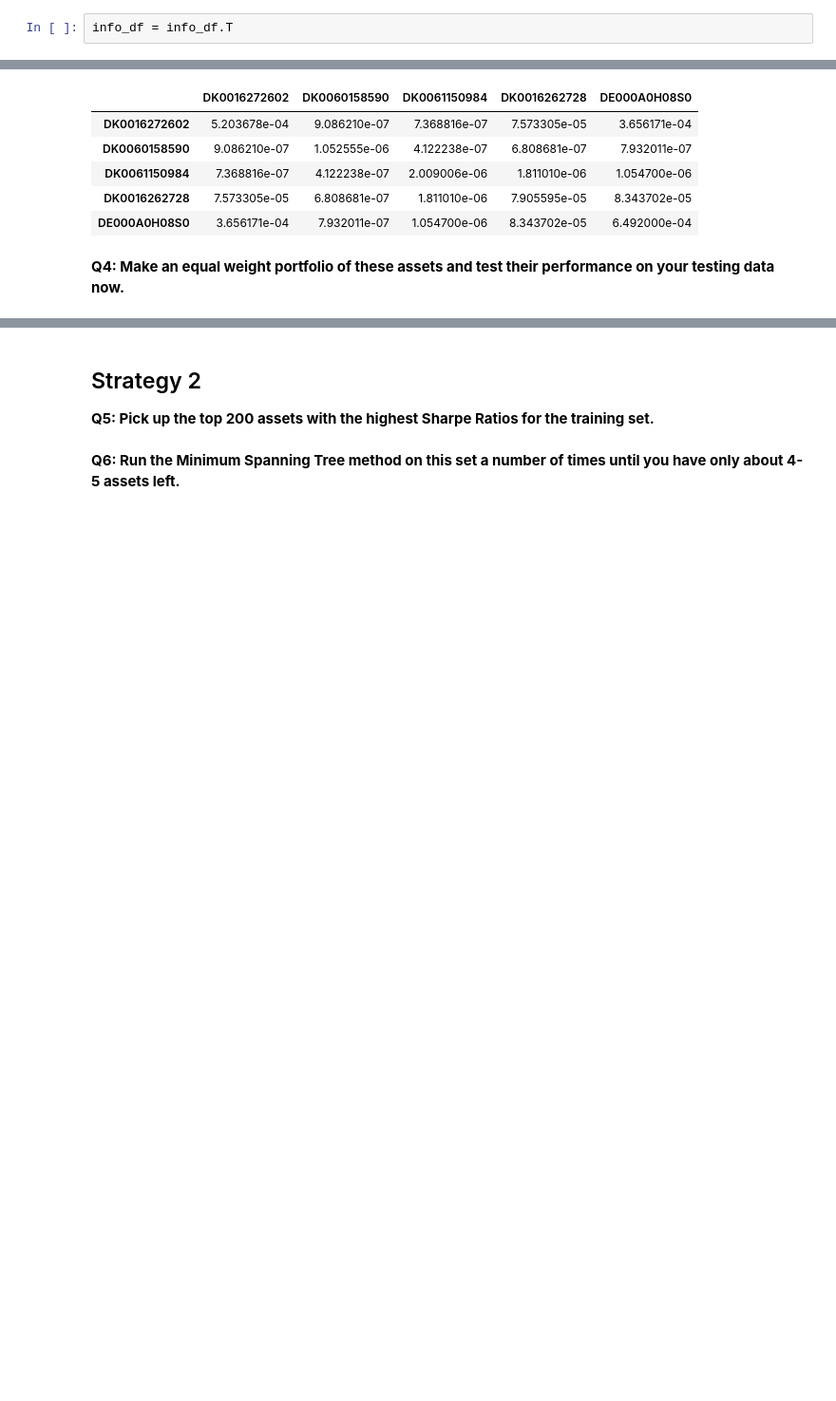
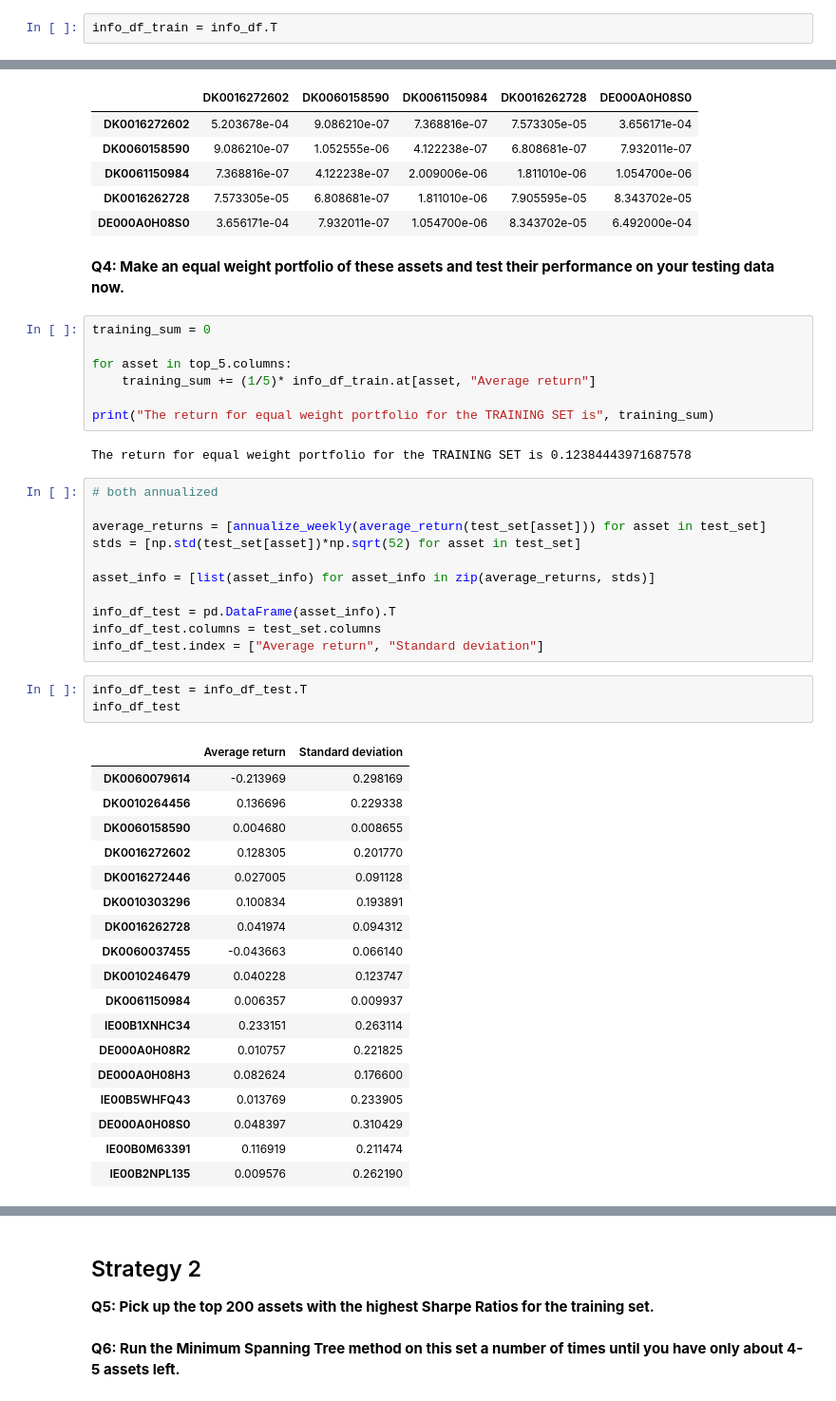
Before and after one commit to jennyjyu/financial-engineering, a Jupyter notebook: Project 3/Project 3.ipynb, the cells around one changed output, grey strips where cells are left out. Shown at 95% size. Cells and saved outputs as stored; diff of their text form; blank space fills up the shorter version.

```diff
--- a/Project 3/Project 3.ipynb
+++ b/Project 3/Project 3.ipynb
@@ -149,4 +125,4 @@ info_df
 | Standard deviation | 0.127753 | 0.283771 | 0.007383 | 0.164170 | 0.102106 | 0.226815 | 0.063989 | ... |
 | Sharpe Ratio | -0.342708 | 0.863508 | 2.032982 | 2.099668 | 0.855390 | 0.553750 | 1.241484 | ... |
 # %%
-info_df = info_df.T
+info_df_train = info_df.T
@@ -199,3 +175,45 @@ top_5.cov()
 | DE000A0H08S0 | 3.656171e-04 | 7.932011e-07 | 1.054700e-06 | 8.343702e-05 | 6.492000e-04 |
 # %% [markdown]
 **Q4: Make an equal weight portfolio of these assets and test their performance on your testing data now.**
+# %%
+training_sum = 0
+
+for asset in top_5.columns:
+    training_sum += (1/5)* info_df_train.at[asset, "Average return"]
+
+print("The return for equal weight portfolio for the TRAINING SET is", training_sum)
+# %% [output]
+The return for equal weight portfolio for the TRAINING SET is 0.12384443971687578
+# %%
+# both annualized
+
+average_returns = [annualize_weekly(average_return(test_set[asset])) for asset in test_set]
+stds = [np.std(test_set[asset])*np.sqrt(52) for asset in test_set]
+
+asset_info = [list(asset_info) for asset_info in zip(average_returns, stds)]
+
+info_df_test = pd.DataFrame(asset_info).T
+info_df_test.columns = test_set.columns
+info_df_test.index = ["Average return", "Standard deviation"]
+# %%
+info_df_test = info_df_test.T
+info_df_test
+# %% [output]
+|  | Average return | Standard deviation |
+| DK0060079614 | -0.213969 | 0.298169 |
+| DK0010264456 | 0.136696 | 0.229338 |
+| DK0060158590 | 0.004680 | 0.008655 |
+| DK0016272602 | 0.128305 | 0.201770 |
+| DK0016272446 | 0.027005 | 0.091128 |
+| DK0010303296 | 0.100834 | 0.193891 |
+| DK0016262728 | 0.041974 | 0.094312 |
+| DK0060037455 | -0.043663 | 0.066140 |
+| DK0010246479 | 0.040228 | 0.123747 |
+| DK0061150984 | 0.006357 | 0.009937 |
+| IE00B1XNHC34 | 0.233151 | 0.263114 |
+| DE000A0H08R2 | 0.010757 | 0.221825 |
+| DE000A0H08H3 | 0.082624 | 0.176600 |
+| IE00B5WHFQ43 | 0.013769 | 0.233905 |
+| DE000A0H08S0 | 0.048397 | 0.310429 |
+| IE00B0M63391 | 0.116919 | 0.211474 |
+| IE00B2NPL135 | 0.009576 | 0.262190 |
```
Also changed, not shown: parts of 5 cells of this notebook.
